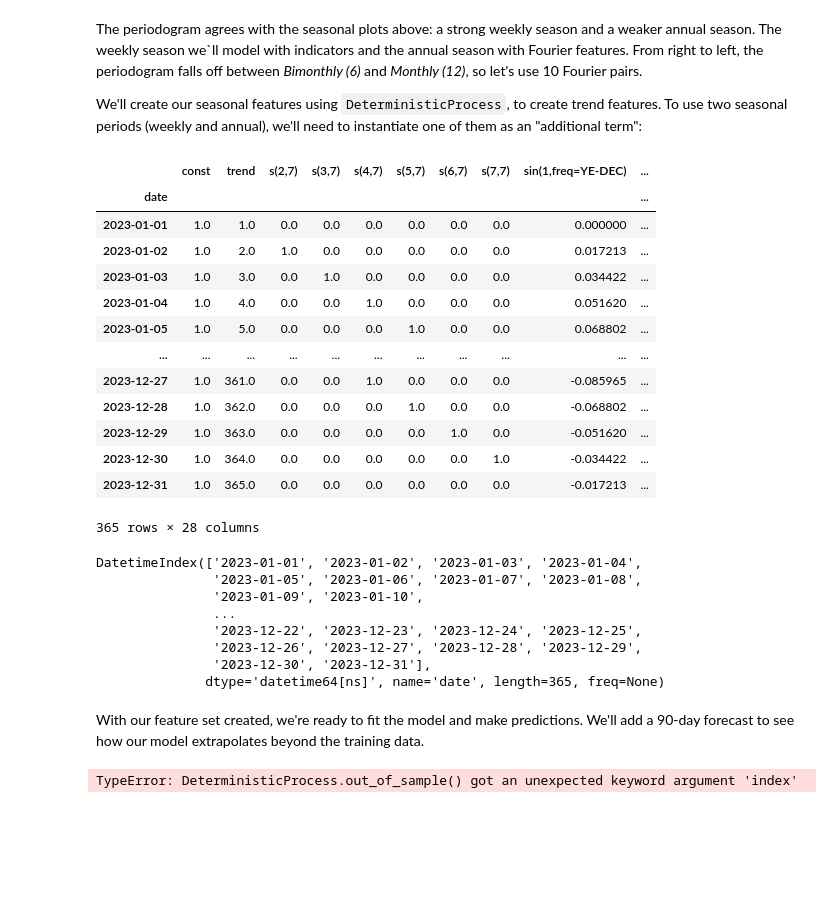
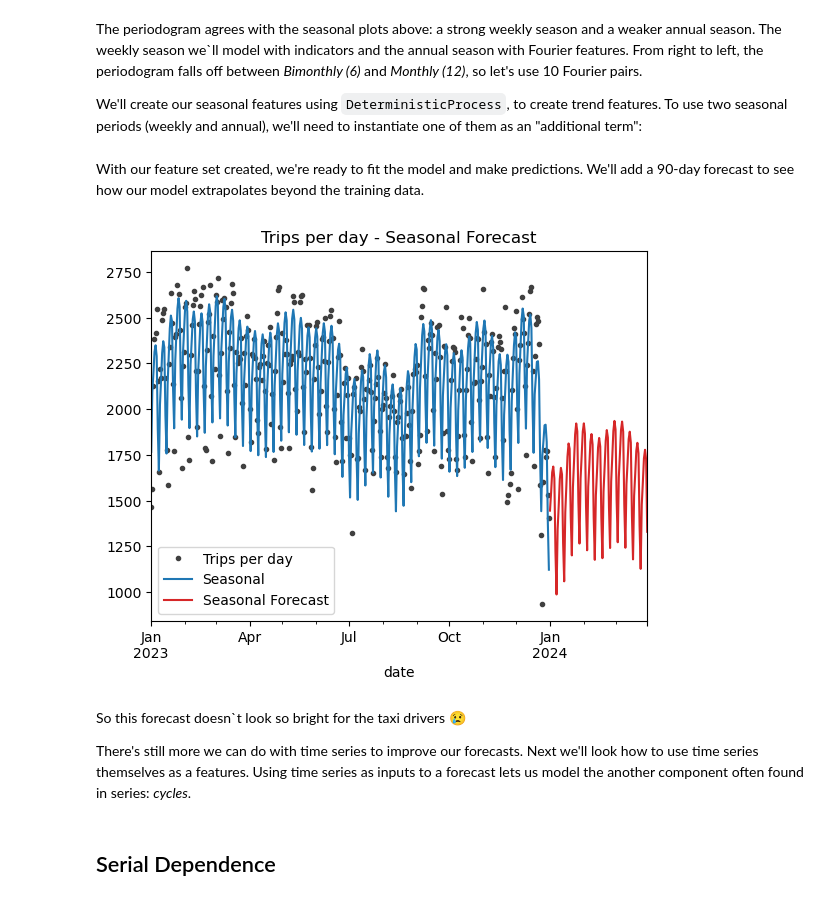
Before and after one commit to TillMeineke/ML_Zoomcamp2024_hw, a Jupyter notebook: NYTaxiForecast/notebooks/00_EDA.ipynb, the cells around one changed output. Saved outputs shown, nothing was run; the diff lists cells and outputs as text; code cells hidden in the pictures; blank space fills up the shorter version.

```diff
--- a/NYTaxiForecast/notebooks/00_EDA.ipynb
+++ b/NYTaxiForecast/notebooks/00_EDA.ipynb
@@ -110,12 +110,7 @@ memory usage: 8.4+ KB
 # %%
 # Merge the data
 
-df = df.merge(
-    df_lookup,
-    left_on="PULocationID",
-    right_on="LocationID",
-    how="left"
-)
+df = df.merge(df_lookup, left_on="PULocationID", right_on="LocationID", how="left")
 df = df.merge(
     df_lookup,
     left_on="DOLocationID",
@@ -570,60 +548,35 @@ dp = DeterministicProcess(
 )
 
 X = dp.in_sample()  # create features for dates in X.index
-# %%
-X
-# %% [output]
-|  | const | trend | s(2,7) | s(3,7) | s(4,7) | s(5,7) | s(6,7) | s(7,7) | sin(1,freq=YE-DEC) | ... |
-| date |  |  |  |  |  |  |  |  |  | ... |
-| 2023-01-01 | 1.0 | 1.0 | 0.0 | 0.0 | 0.0 | 0.0 | 0.0 | 0.0 | 0.000000 | ... |
-| 2023-01-02 | 1.0 | 2.0 | 1.0 | 0.0 | 0.0 | 0.0 | 0.0 | 0.0 | 0.017213 | ... |
-| 2023-01-03 | 1.0 | 3.0 | 0.0 | 1.0 | 0.0 | 0.0 | 0.0 | 0.0 | 0.034422 | ... |
-| 2023-01-04 | 1.0 | 4.0 | 0.0 | 0.0 | 1.0 | 0.0 | 0.0 | 0.0 | 0.051620 | ... |
-| 2023-01-05 | 1.0 | 5.0 | 0.0 | 0.0 | 0.0 | 1.0 | 0.0 | 0.0 | 0.068802 | ... |
-| ... | ... | ... | ... | ... | ... | ... | ... | ... | ... | ... |
-| 2023-12-27 | 1.0 | 361.0 | 0.0 | 0.0 | 1.0 | 0.0 | 0.0 | 0.0 | -0.085965 | ... |
-| 2023-12-28 | 1.0 | 362.0 | 0.0 | 0.0 | 0.0 | 1.0 | 0.0 | 0.0 | -0.068802 | ... |
-| 2023-12-29 | 1.0 | 363.0 | 0.0 | 0.0 | 0.0 | 0.0 | 1.0 | 0.0 | -0.051620 | ... |
-| 2023-12-30 | 1.0 | 364.0 | 0.0 | 0.0 | 0.0 | 0.0 | 0.0 | 1.0 | -0.034422 | ... |
-| 2023-12-31 | 1.0 | 365.0 | 0.0 | 0.0 | 0.0 | 0.0 | 0.0 | 0.0 | -0.017213 | ... |
-365 rows × 28 columns
-# %%
-y.index
-# %% [output]
-DatetimeIndex(['2023-01-01', '2023-01-02', '2023-01-03', '2023-01-04',
-               '2023-01-05', '2023-01-06', '2023-01-07', '2023-01-08',
-               '2023-01-09', '2023-01-10',
-               ...
-               '2023-12-22', '2023-12-23', '2023-12-24', '2023-12-25',
-               '2023-12-26', '2023-12-27', '2023-12-28', '2023-12-29',
-               '2023-12-30', '2023-12-31'],
-              dtype='datetime64[ns]', name='date', length=365, freq=None)
 # %% [markdown]
 With our feature set created, we're ready to fit the model and make predictions. We'll add a 90-day forecast to see how our model extrapolates beyond the training data.
 # %%
 # Get the last date from your training data
 last_date = dp.index[-1]
 
 # Create future dates index
 future_dates = pd.date_range(
     start=dp.index[-1],  # Start from last date in training data
-    periods=91,          # steps + 1 to account for the last date
-    freq='D'            # Use 'D' for daily, adjust if needed
-)[1:]                   # Remove first date to avoid overlap
+    periods=91,  # steps + 1 to account for the last date
+    freq="D",  # Use 'D' for daily, adjust if needed
+)[1:]  # Remove first date to avoid overlap
 
 model = LinearRegression(fit_intercept=False)
 _ = model.fit(X, y)
 
 y_pred = pd.Series(model.predict(X), index=y.index)
-X_fore = dp.out_of_sample(
-    steps=90,
-    index=future_dates
-)
+X_fore = dp.out_of_sample(steps=90, forecast_index=future_dates)
 y_fore = pd.Series(model.predict(X_fore), index=X_fore.index)
 
 ax = y.plot(color="0.25", style=".", title="Trips per day - Seasonal Forecast")
 ax = y_pred.plot(ax=ax, label="Seasonal")
 ax = y_fore.plot(ax=ax, label="Seasonal Forecast", color="C3")
 _ = ax.legend()
 # %% [output]
-TypeError: DeterministicProcess.out_of_sample() got an unexpected keyword argument 'index'
+[figure, added]
+# %% [markdown]
+So this forecast doesn`t look so bright for the taxi drivers 😢
+
+There's still more we can do with time series to improve our forecasts. Next we'll look how to use time series themselves as a features. Using time series as inputs to a forecast lets us model the another component often found in series: *cycles*.
+# %% [markdown]
+## Serial Dependence
```
Also changed, not shown: parts of 5 cells of this notebook.
